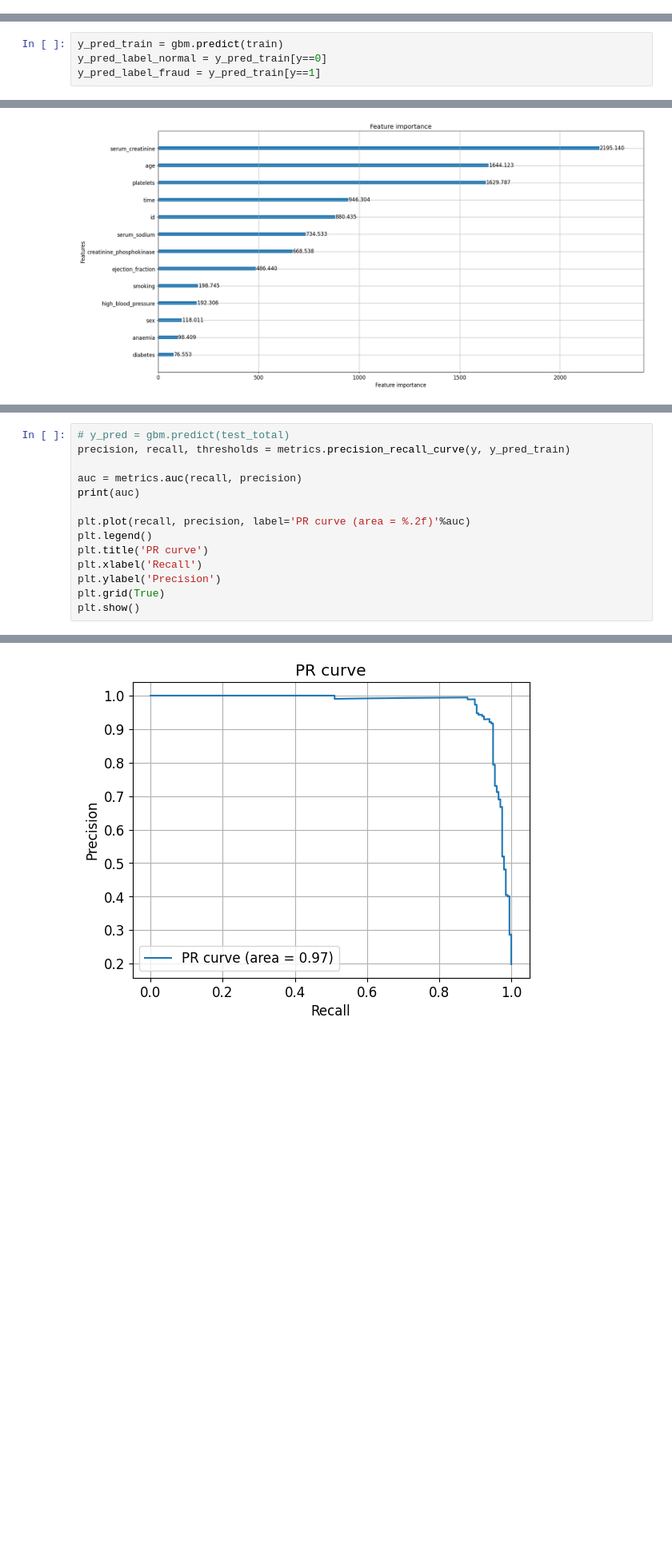
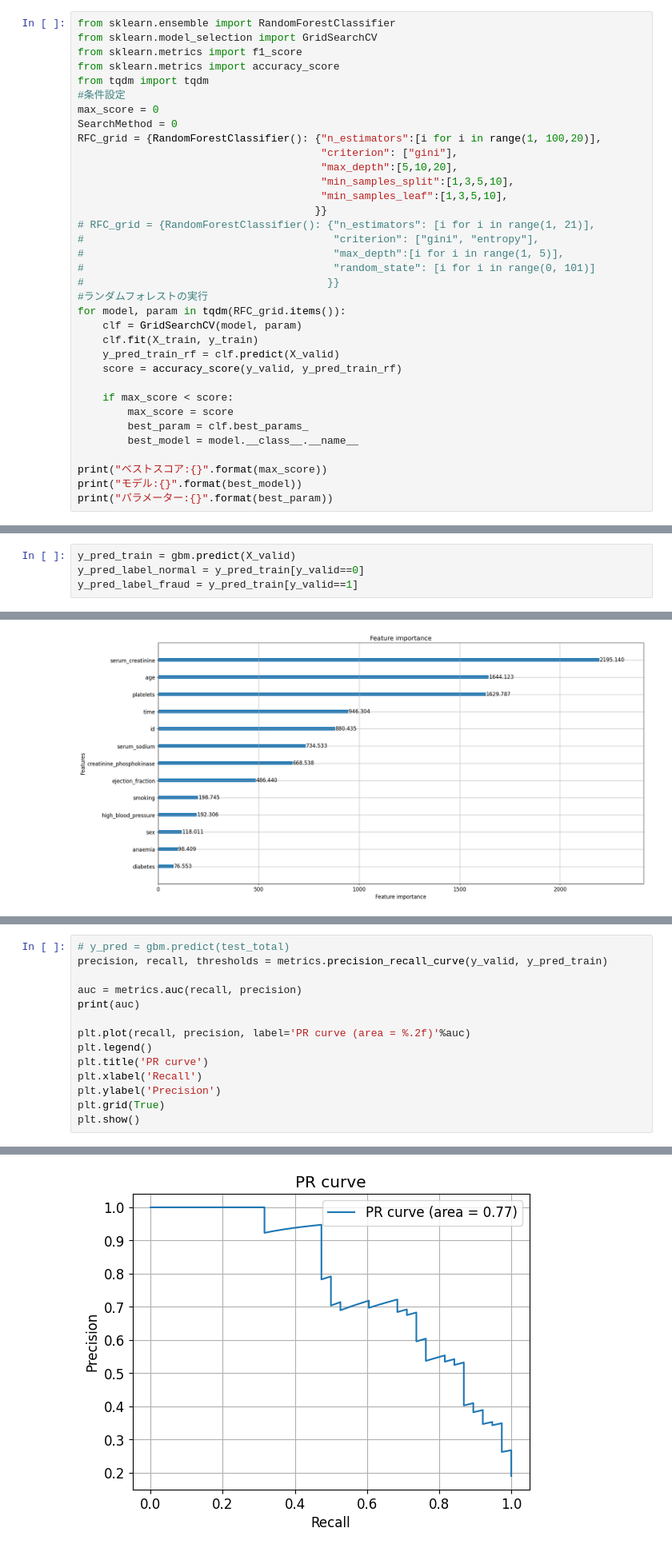
Before and after one commit to ihpolyphe/Kaggle, a Jupyter notebook: heart_failure_prediction/pretreatment_baseline.ipynb, the cells around one changed output, grey strips where cells are left out. Shown at 80% size. Cells and saved outputs as stored; diff of their text form; blank space fills up the shorter version.

```diff
--- a/heart_failure_prediction/pretreatment_baseline.ipynb
+++ b/heart_failure_prediction/pretreatment_baseline.ipynb
@@ -397,0 +316,35 @@ memory usage: 101.7 KB
+# %%
+from sklearn.ensemble import RandomForestClassifier
+from sklearn.model_selection import GridSearchCV
+from sklearn.metrics import f1_score
+from sklearn.metrics import accuracy_score
+from tqdm import tqdm
+#条件設定
+max_score = 0
+SearchMethod = 0
+RFC_grid = {RandomForestClassifier(): {"n_estimators":[i for i in range(1, 100,20)],
+                                       "criterion": ["gini"],
+                                       "max_depth":[5,10,20],
+                                       "min_samples_split":[1,3,5,10],
+                                       "min_samples_leaf":[1,3,5,10],
+                                      }}
+# RFC_grid = {RandomForestClassifier(): {"n_estimators": [i for i in range(1, 21)],
+#                                        "criterion": ["gini", "entropy"],
+#                                        "max_depth":[i for i in range(1, 5)],
+#                                        "random_state": [i for i in range(0, 101)]
+#                                       }}
+#ランダムフォレストの実行
+for model, param in tqdm(RFC_grid.items()):
+    clf = GridSearchCV(model, param)
+    clf.fit(X_train, y_train)
+    y_pred_train_rf = clf.predict(X_valid)
+    score = accuracy_score(y_valid, y_pred_train_rf)
+
+    if max_score < score:
+        max_score = score
+        best_param = clf.best_params_
+        best_model = model.__class__.__name__
+
+print("ベストスコア:{}".format(max_score))
+print("モデル:{}".format(best_model))
+print("パラメーター:{}".format(best_param))
@@ -524,7 +633,7 @@ plt.show()
 # %%
 y_pred = gbm.predict(test_total)
 # %%
-y_pred_train = gbm.predict(train)
-y_pred_label_normal = y_pred_train[y==0]
-y_pred_label_fraud = y_pred_train[y==1]
+y_pred_train = gbm.predict(X_valid)
+y_pred_label_normal = y_pred_train[y_valid==0]
+y_pred_label_fraud = y_pred_train[y_valid==1]
 # %%
@@ -633,6 +742,6 @@ accuracy_score=0.973
 # %%
 # y_pred = gbm.predict(test_total)
-precision, recall, thresholds = metrics.precision_recall_curve(y, y_pred_train)
+precision, recall, thresholds = metrics.precision_recall_curve(y_valid, y_pred_train)
 
 auc = metrics.auc(recall, precision)
 print(auc)
@@ -649,3 +758,3 @@ plt.show()
-[figure, old version]
+[figure, new version]
 # %%
 # ROC曲線を計算
```
Also changed, not shown: parts of 21 cells of this notebook.
